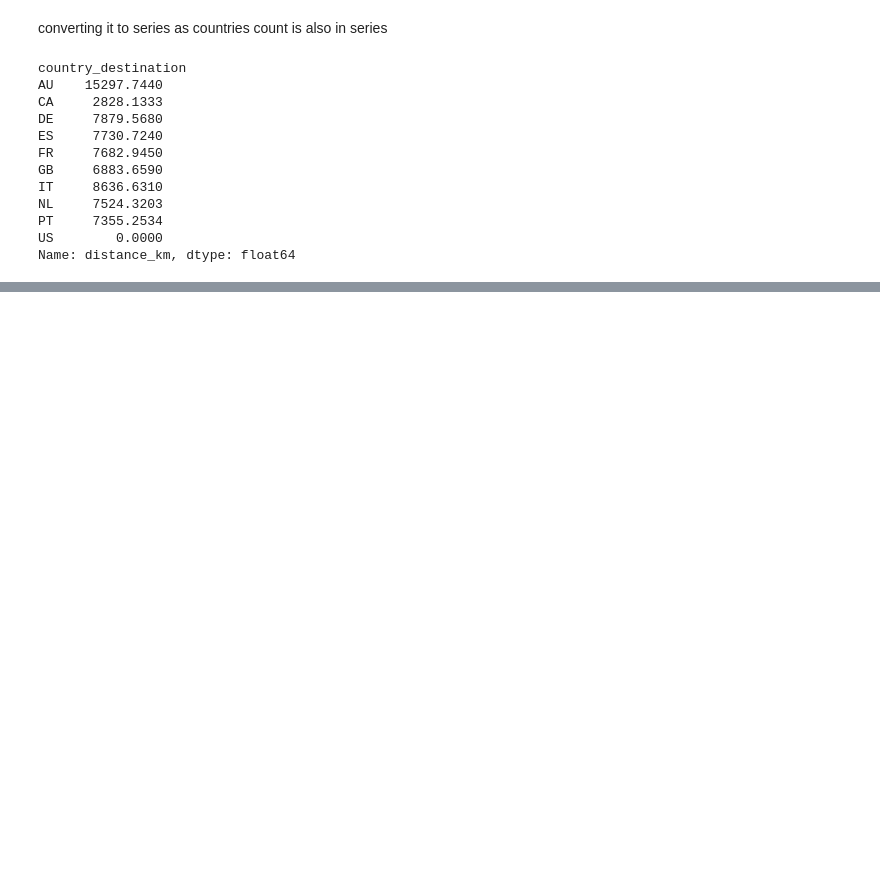
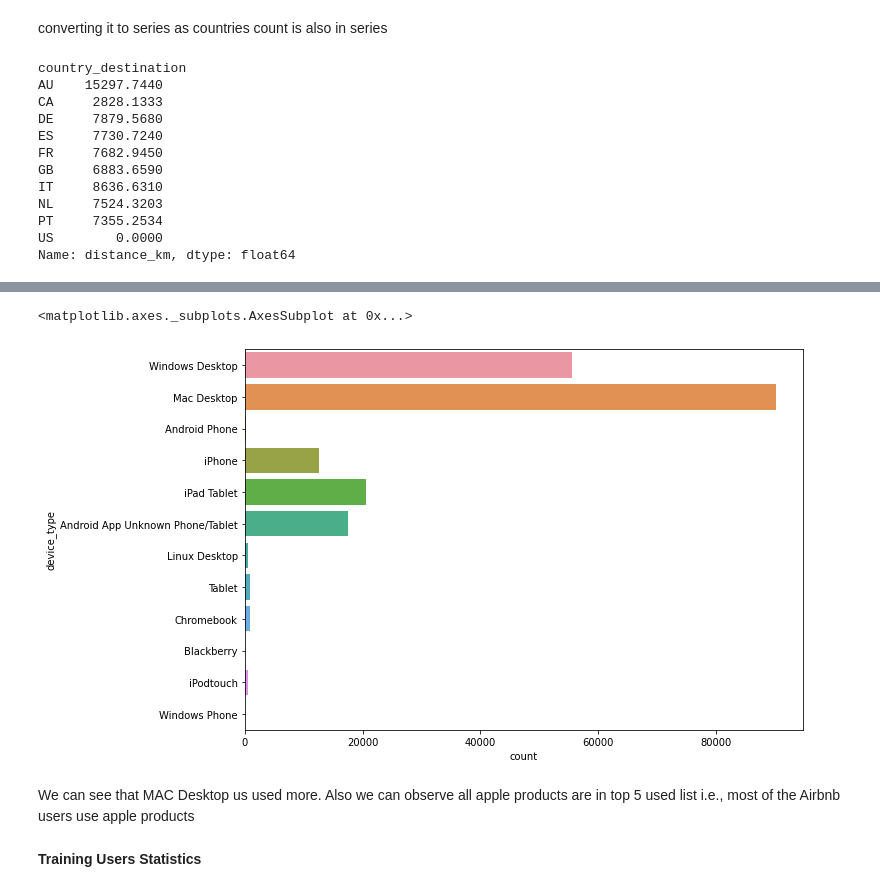
Before and after one commit to vkgithub1556/AirbnbProject, a Jupyter notebook: airbnb.ipynb, the cells around one changed output, grey strips where cells are left out. Cells and saved outputs as stored; diff of their text form; code cells hidden in the pictures; blank space fills up the shorter version.

```diff
--- a/airbnb.ipynb
+++ b/airbnb.ipynb
@@ -664,0 +732,2 @@ There is a strong **negative correlation of -0.65**. People overwhelmingly prefe
+# %%
+sessions['device_type'] = sessions['device_type'].replace('-unknown-', np.nan)
@@ -664,0 +750,10 @@ There is a strong **negative correlation of -0.65**. People overwhelmingly prefe
+# %%
+plt.figure(figsize=(10,7))
+sns.countplot(y='device_type',data=sessions)
+# %% [output]
+<matplotlib.axes._subplots.AxesSubplot at 0x...>
+[figure, added]
+# %% [markdown]
+We can see that MAC Desktop us used more. Also we can observe all apple products are in top 5 used list i.e., most of the Airbnb users use apple products
+# %% [markdown]
+**Training Users Statistics**
```
Also changed, not shown: parts of 125 cells of this notebook.
